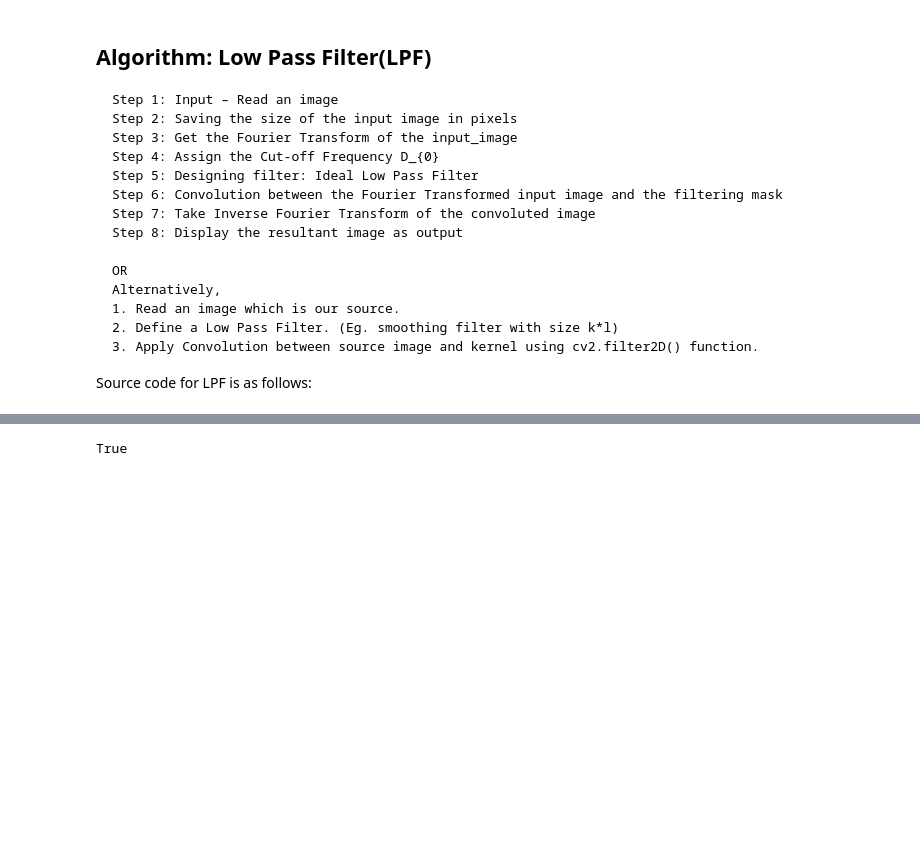
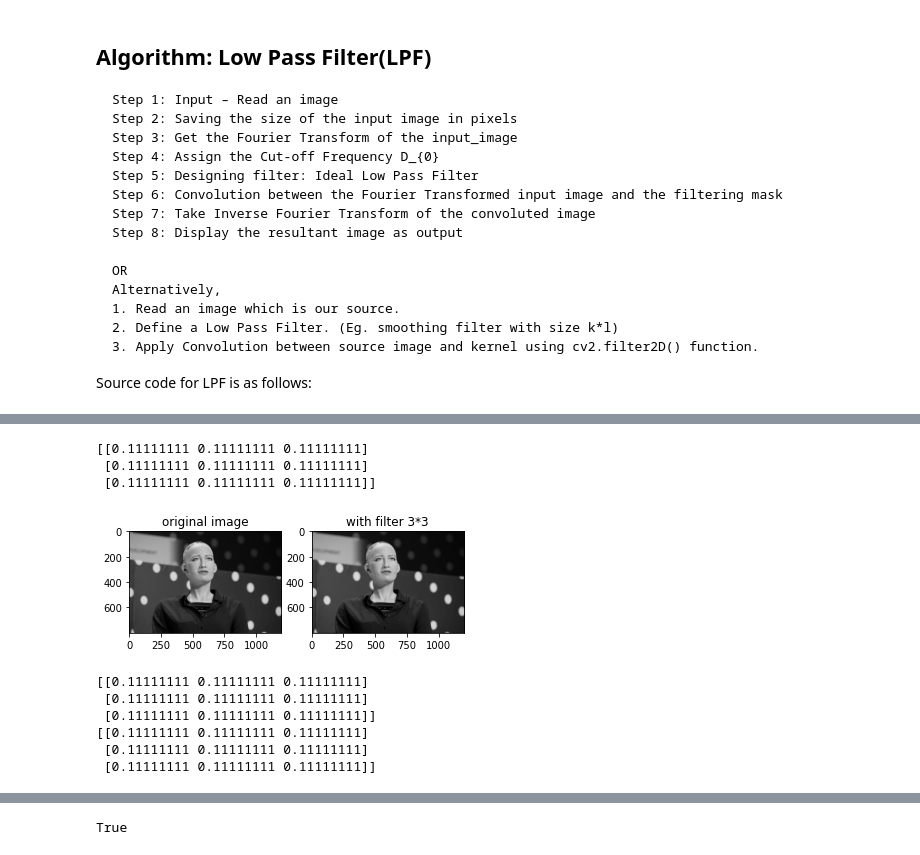
Before and after one commit to KhomZ/image-processing-and-pattern-recognition, a Jupyter notebook: IPPR/lab-tasks/Lab2/khom_171347_lab2_assignment.ipynb, the cells around one changed output, grey strips where cells are left out. Cells and saved outputs as stored; diff of their text form; code cells hidden in the pictures; blank space fills up the shorter version.

Commit message:
ikhom: IPPR working on different types of filters in image processing

```diff
--- a/IPPR/lab-tasks/Lab2/khom_171347_lab2_assignment.ipynb
+++ b/IPPR/lab-tasks/Lab2/khom_171347_lab2_assignment.ipynb
@@ -94,0 +95,48 @@ plt.imshow(img1)
+# %%
+# function to obtain histogram of an image
+def filter(img,f):
+    sz = 3
+    # Develop Averaging filter(sz, sz) mask
+    mask = np.ones([sz, sz], dtype = int)
+    mask = mask / (sz*sz)
+    print(mask)
+
+    # convolve the kxl like 3x3 mask over the image
+    img_new = np.zeros([m,n])
+    for i in range(1, m-1):
+        for j in range(1, n-1):
+
+            temp = img[i-1, j-1]*mask[0, 0]+img[i-1, j]*mask[0, 1]+img[i-1, j + 1]*mask[0, 2]+img[i, j-1]*mask[1, 0]+ img[i, j]*mask[1, 1]+img[i, j + 1]*mask[1, 2]+img[i + 1, j-1]*mask[2, 0]+img[i + 1, j]*mask[2, 1]+img[i + 1, j + 1]*mask[2, 2]
+
+            img_new[i, j] = temp
+
+    img_new = img_new.astype(np.uint8)
+    return img_new
+# %%
+# show original image
+plt.subplot(121)
+plt.imshow(img1)
+plt.title('original image')
+plt.set_cmap('gray')
+
+# show filtered image
+plt.subplot(122)
+img_new3 = filter(img1, 3)
+plt.imshow(img_new3)
+plt.title('with filter 3*3')
+plt.set_cmap('gray')
+# %% [output]
+[[0.11111111 0.11111111 0.11111111]
+ [0.11111111 0.11111111 0.11111111]
+ [0.11111111 0.11111111 0.11111111]]
+[figure, added]
+# %%
+img_new5 = filter(img1, 5)
+img_new9 = filter(img1, 9)
+# %% [output]
+[[0.11111111 0.11111111 0.11111111]
+ [0.11111111 0.11111111 0.11111111]
+ [0.11111111 0.11111111 0.11111111]]
+[[0.11111111 0.11111111 0.11111111]
+ [0.11111111 0.11111111 0.11111111]
+ [0.11111111 0.11111111 0.11111111]]
```
Also changed, not shown: parts of 9 cells of this notebook, 3 other files.
